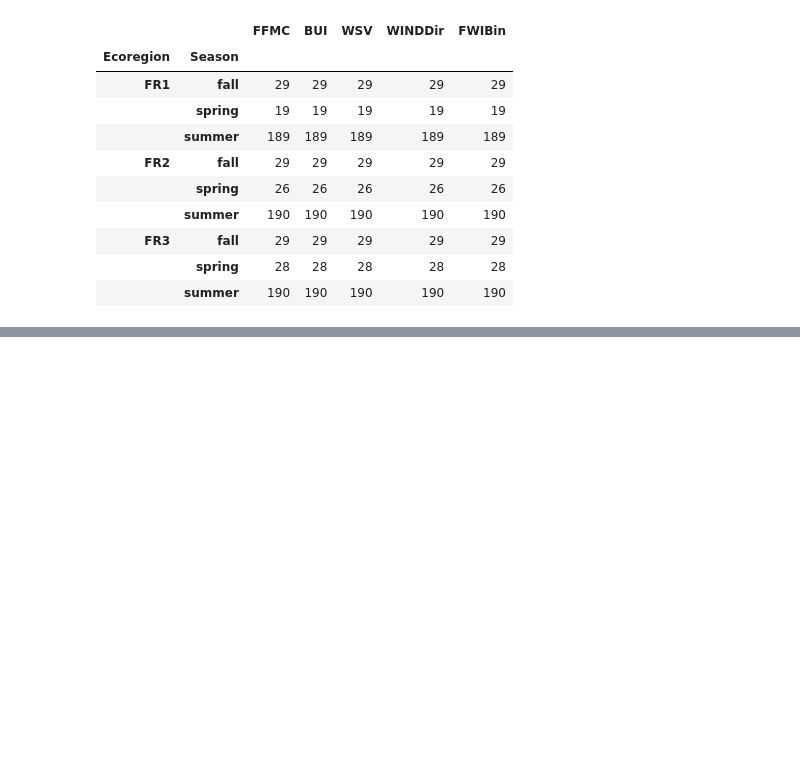
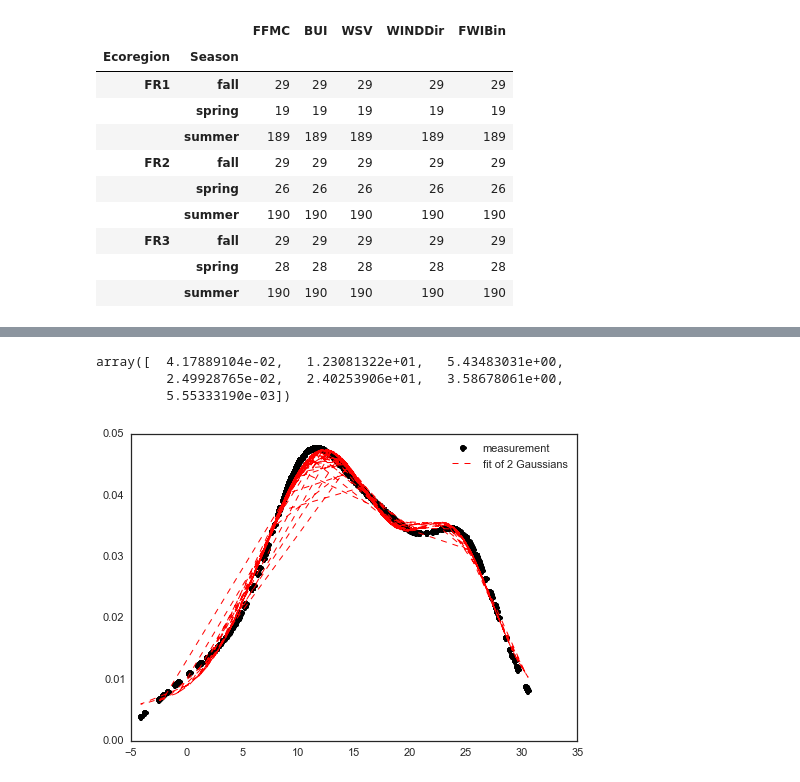
Before and after one commit to djkrofch/edulis, a Jupyter notebook: iPython_Notebooks/Dinkey_Creek/FireWeather_Prep.ipynb, the cells around one changed output, grey strips where cells are left out. Saved outputs shown, nothing was run; the diff lists cells and outputs as text; code cells hidden in the pictures; blank space fills up the shorter version.

```diff
--- a/iPython_Notebooks/Dinkey_Creek/FireWeather_Prep.ipynb
+++ b/iPython_Notebooks/Dinkey_Creek/FireWeather_Prep.ipynb
@@ -230,0 +315,36 @@ Writing output file for LANDIS-II  . . .
+# %%
+from scipy import optimize
+
+kernel = stats.gaussian_kde(severeFW.temp)
+
+yy = kernel(severeFW.temp)
+xx = severeFW.temp
+plt.plot(xx,yy, 'ok')
+data = pd.DataFrame(dict(temps = xx, density = yy))
+
+def gaussian(x, height, center, width, offset):
+    return height*np.exp(-(x - center)**2/(2*width**2)) + offset
+def three_gaussians(x, h1, c1, w1, h2, c2, w2, h3, c3, w3, offset):
+    return (gaussian(x, h1, c1, w1, offset=0) +
+        gaussian(x, h2, c2, w2, offset=0) +
+        gaussian(x, h3, c3, w3, offset=0) + offset)
+
+def two_gaussians(x, h1, c1, w1, h2, c2, w2, offset):
+    return three_gaussians(x, h1, c1, w1, h2, c2, w2, 0,0,1, offset)
+
+errfunc2 = lambda p, x, y: (two_gaussians(x, *p) - y)**2
+guess2 = [0.05, 10, 5, 0.04, 27, 5, 0]  # I removed the peak I'm not too sure about
+optim2, success = optimize.leastsq(errfunc2, guess2[:], args=(data.temps, data.density))
+
+plt.plot(data.temps, data.density, 'ok', label='measurement')
+plt.plot(data.temps, two_gaussians(data.temps, *optim2),
+    lw=1, c='r', ls='--', label='fit of 2 Gaussians')
+plt.legend(loc='best')
+
+#plt.plot(data.temps, two_gaussians(data.temps, *optim2), 'or')
+optim2
+# %% [output]
+array([  4.17889104e-02,   1.23081322e+01,   5.43483031e+00,
+         2.49928765e-02,   2.40253906e+01,   3.58678061e+00,
+         5.55333190e-03])
+[figure, added]
```
Also changed, not shown: parts of 8 cells of this notebook.
